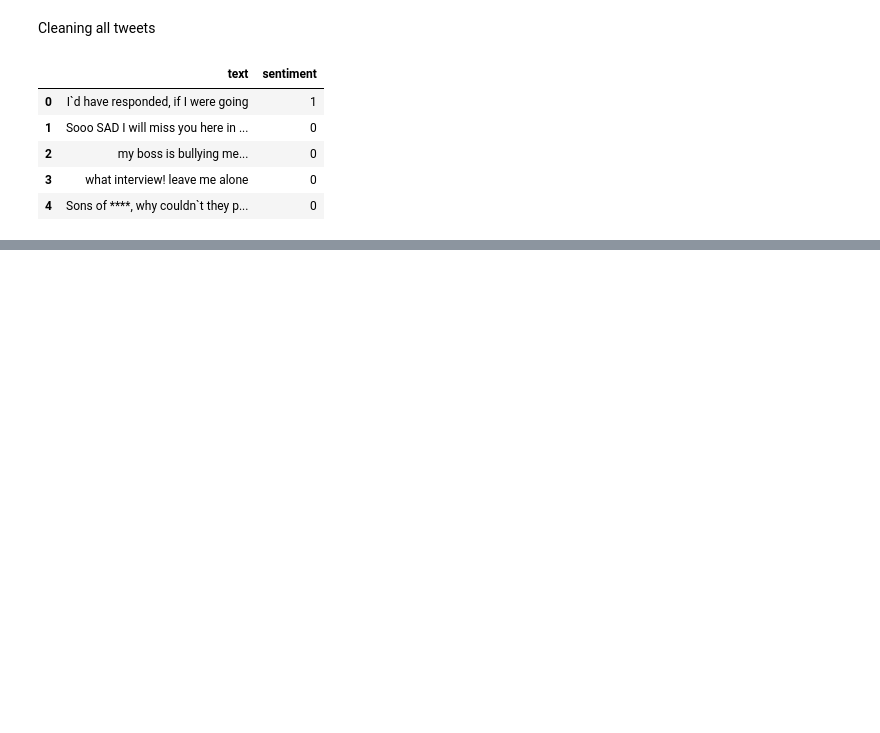
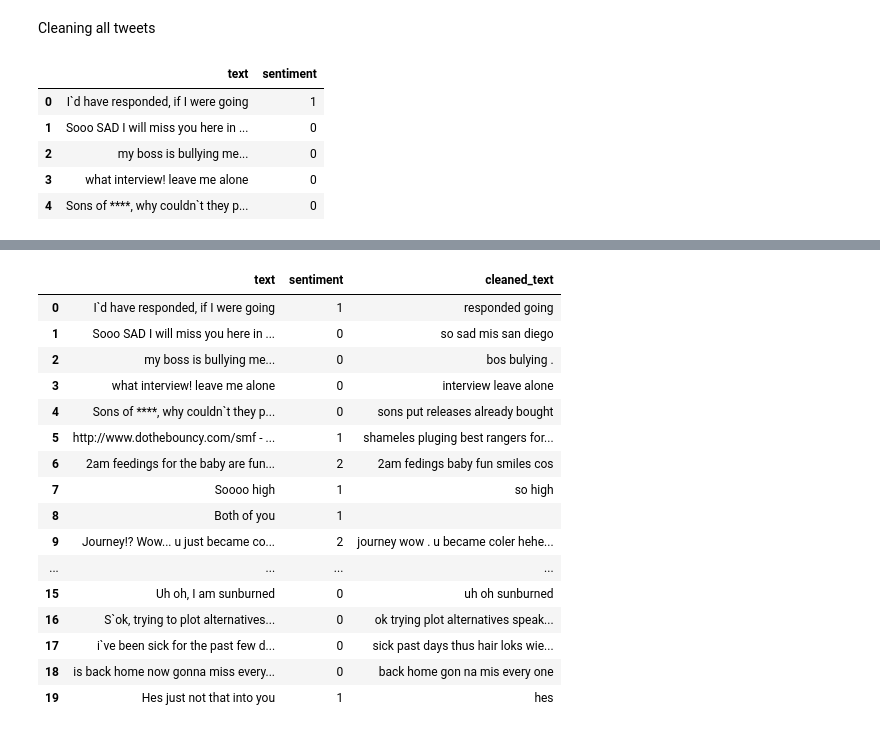
Before and after one commit to mart-jdlm/AI_FinalProject, a Jupyter notebook: TweetSentimentAnalysis.ipynb, the cells around one changed output, grey strips where cells are left out. Cells and saved outputs as stored; diff of their text form; code cells hidden in the pictures; blank space fills up the shorter version.

```diff
--- a/TweetSentimentAnalysis.ipynb
+++ b/TweetSentimentAnalysis.ipynb
@@ -80,7 +83,3 @@ tweet.head()
 | 2 | my boss is bullying me... | 0 |
 | 3 | what interview! leave me alone | 0 |
 | 4 | Sons of ****, why couldn`t they p... | 0 |
-# %%
-# put every tweets to lower case
-tweet['text']=tweet['text'].str.lower()
-tweet.head()
@@ -116,10 +85,0 @@ Name: text, dtype: object
-# %%
-# remove punctuation from tweets
-import string
-english_punctuations = string.punctuation
-punctuations_list = english_punctuations
-def cleaning_punctuations(text):
-    translator = str.maketrans('', '', punctuations_list)
-    return text.translate(translator)
-tweet['text']= tweet['text'].apply(lambda x: cleaning_punctuations(x))
-tweet['text'].head()
@@ -132,0 +86,27 @@ Name: text, dtype: object
+# %%
+# Download NLTK stop words and tokenizer
+nltk.download('stopwords')
+nltk.download('punkt')
+
+# Function to remove URLs, numeric numbers, stop words, punctuation, and repeating characters, and tokenize the text
+def clean_text(text):
+    stop_words = set(stopwords.words('english'))
+    punctuation = string.punctuation
+
+    # Remove URLs
+    text = re.sub(r'http\S+|www\S+|https\S+', '', text, flags=re.MULTILINE)
+
+    # Remove numeric numbers
+    text = re.sub(r'\b\d+\b', '', text)
+
+    # Tokenize the text
+    word_tokens = word_tokenize(text)
+
+    # Remove stop words, punctuation, and repeating characters
+    cleaned_tokens = [word.lower() for word in word_tokens if word.lower() not in stop_words and word not in punctuation]
+    cleaned_text = ' '.join([''.join(re.sub(r'(.)\1+', r'\1', word)) for word in cleaned_tokens])
+
+    return cleaned_text
+
+# Apply the function to the 'Tweet' column
+tweet['cleaned_text'] = tweet['text'].apply(clean_text)
@@ -132,0 +120,20 @@ Name: text, dtype: object
+# %%
+tweet.head(20)
+# %% [output]
+|  | text | sentiment | cleaned_text |
+| 0 | I`d have responded, if I were going | 1 | responded going |
+| 1 | Sooo SAD I will miss you here in ... | 0 | so sad mis san diego |
+| 2 | my boss is bullying me... | 0 | bos bulying . |
+| 3 | what interview! leave me alone | 0 | interview leave alone |
+| 4 | Sons of ****, why couldn`t they p... | 0 | sons put releases already bought |
+| 5 | http://www.dothebouncy.com/smf - ... | 1 | shameles pluging best rangers for... |
+| 6 | 2am feedings for the baby are fun... | 2 | 2am fedings baby fun smiles cos |
+| 7 | Soooo high | 1 | so high |
+| 8 | Both of you | 1 |  |
+| 9 | Journey!? Wow... u just became co... | 2 | journey wow . u became coler hehe... |
+| ... | ... | ... | ... |
+| 15 | Uh oh, I am sunburned | 0 | uh oh sunburned |
+| 16 | S`ok, trying to plot alternatives... | 0 | ok trying plot alternatives speak... |
+| 17 | i`ve been sick for the past few d... | 0 | sick past days thus hair loks wie... |
+| 18 | is back home now gonna miss every... | 0 | back home gon na mis every one |
+| 19 | Hes just not that into you | 1 | hes |
```
Also changed, not shown: parts of 5 cells of this notebook.
